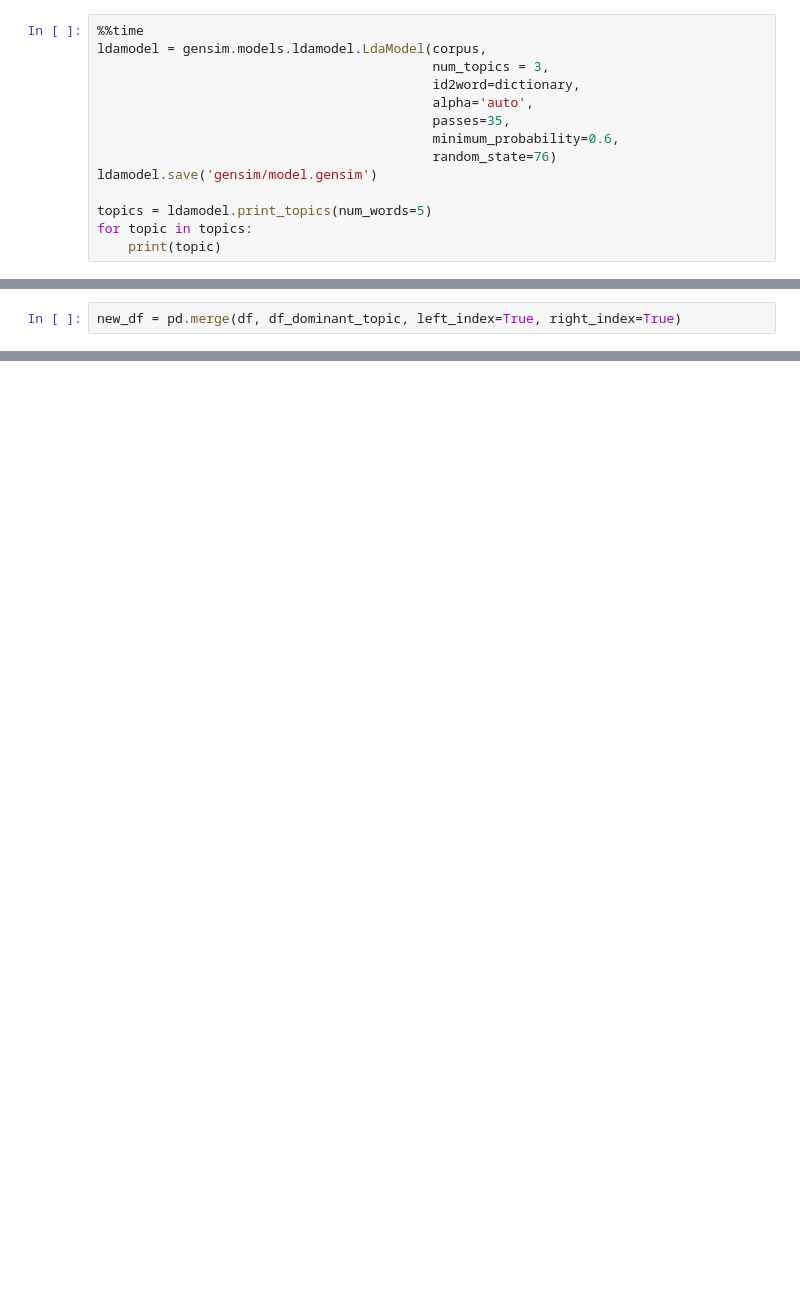
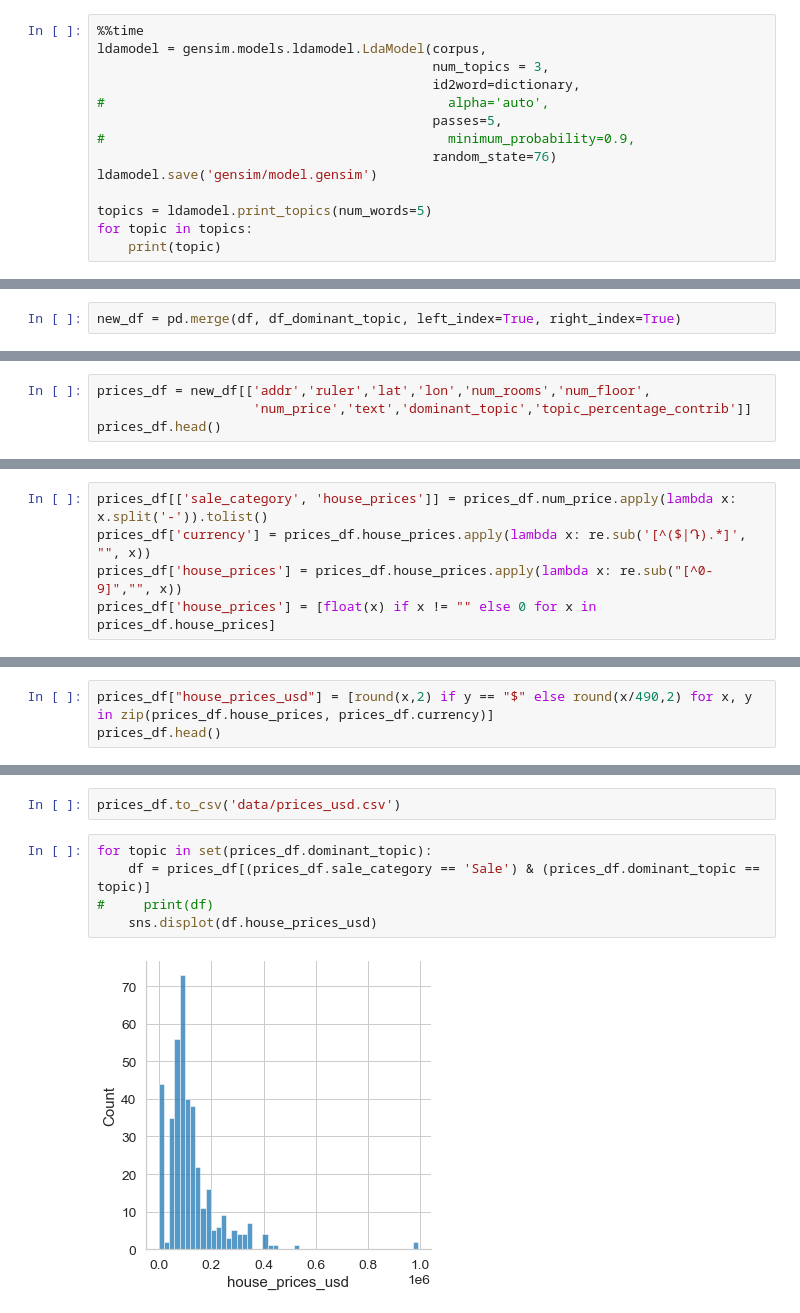
Before and after one commit to Tigran-Karamyan/house_market_segmentation, a Jupyter notebook: topic_modeling.ipynb, the cells around one changed output, grey strips where cells are left out. Cells and saved outputs as stored; diff of their text form; blank space fills up the shorter version.

Commit message:
segments price distribution

```diff
--- a/topic_modeling.ipynb
+++ b/topic_modeling.ipynb
@@ -363,9 +508,9 @@ for m, cv in zip(x, coherence_values):
 ldamodel = gensim.models.ldamodel.LdaModel(corpus,
                                            num_topics = 3,
                                            id2word=dictionary,
-                                           alpha='auto',
-                                           passes=35,
-                                           minimum_probability=0.6,
+#                                            alpha='auto',
+                                           passes=5,
+#                                            minimum_probability=0.9,
                                            random_state=76)
 ldamodel.save('gensim/model.gensim')
 
@@ -415,0 +583,4 @@ new_df.to_csv("data/appartment_descriptions_eng_with_coordinates.csv")
+# %%
+prices_df = new_df[['addr','ruler','lat','lon','num_rooms','num_floor',
+                    'num_price','text','dominant_topic','topic_percentage_contrib']]
+prices_df.head()
@@ -415,0 +594,5 @@ new_df.to_csv("data/appartment_descriptions_eng_with_coordinates.csv")
+# %%
+prices_df[['sale_category', 'house_prices']] = prices_df.num_price.apply(lambda x: x.split('-')).tolist()
+prices_df['currency'] = prices_df.house_prices.apply(lambda x: re.sub('[^($|Դ).*]', "", x))
+prices_df['house_prices'] = prices_df.house_prices.apply(lambda x: re.sub("[^0-9]","", x))
+prices_df['house_prices'] = [float(x) if x != "" else 0 for x in prices_df.house_prices]
@@ -415,0 +617,3 @@ new_df.to_csv("data/appartment_descriptions_eng_with_coordinates.csv")
+# %%
+prices_df["house_prices_usd"] = [round(x,2) if y == "$" else round(x/490,2) for x, y in zip(prices_df.house_prices, prices_df.currency)]
+prices_df.head()
@@ -415,0 +632,9 @@ new_df.to_csv("data/appartment_descriptions_eng_with_coordinates.csv")
+# %%
+prices_df.to_csv('data/prices_usd.csv')
+# %%
+for topic in set(prices_df.dominant_topic):
+    df = prices_df[(prices_df.sale_category == 'Sale') & (prices_df.dominant_topic == topic)]
+#     print(df)
+    sns.displot(df.house_prices_usd)
+# %% [output]
+[figure, added]
```
Also changed, not shown: parts of 31 cells of this notebook, 5 other files.
